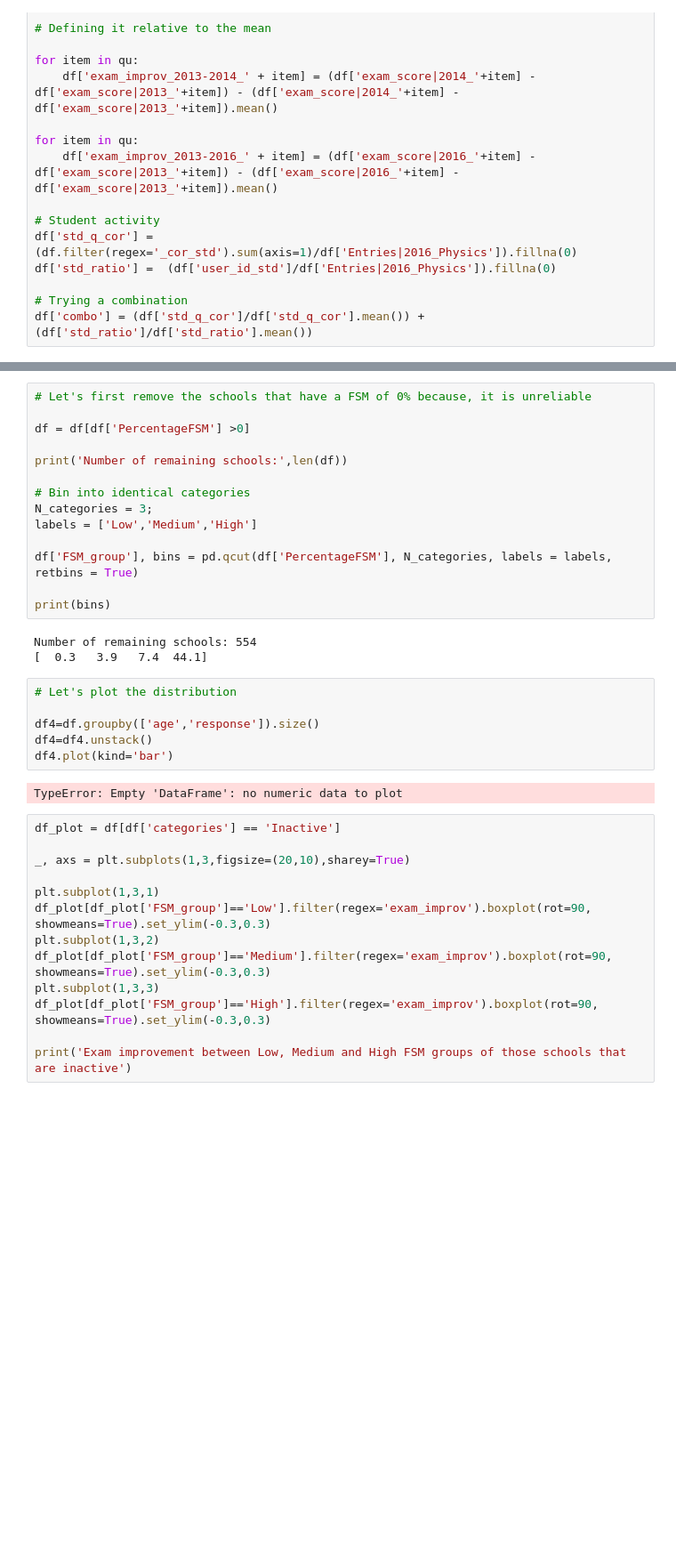
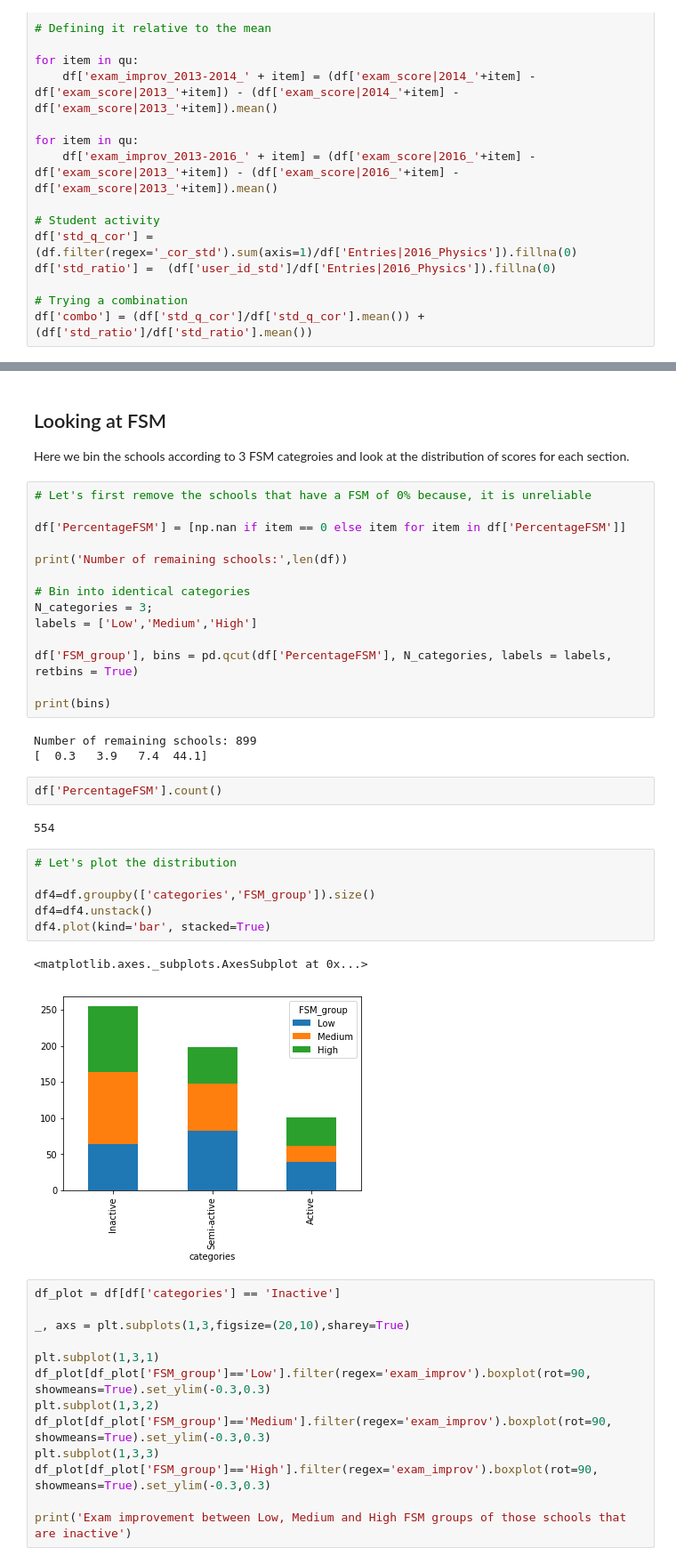
Before and after one commit to KeepFloyding/IP-research, a Jupyter notebook: Stats_Analysis/additional_analysis/Bin by FSM and IDACI.ipynb, the cells around one changed output, grey strips where cells are left out. Shown: that part at 89% size. Cells and saved outputs as stored; diff of their text form; blank space fills up the shorter version.

```diff
--- a/Stats_Analysis/additional_analysis/Bin by FSM and IDACI.ipynb
+++ b/Stats_Analysis/additional_analysis/Bin by FSM and IDACI.ipynb
@@ -87,7 +87,11 @@ plt.savefig('distribution.png', format='png', dpi=300)
+# %% [markdown]
+## Looking at FSM
+
+Here we bin the schools according to 3 FSM categroies and look at the distribution of scores for each section.
 # %%
 # Let's first remove the schools that have a FSM of 0% because, it is unreliable
 
-df = df[df['PercentageFSM'] >0]
+df['PercentageFSM'] = [np.nan if item == 0 else item for item in df['PercentageFSM']]
 
 print('Number of remaining schools:',len(df))
 
@@ -99,16 +103,21 @@ df['FSM_group'], bins = pd.qcut(df['PercentageFSM'], N_categories, labels = labe
 
 print(bins)
 # %% [output]
-Number of remaining schools: 554
+Number of remaining schools: 899
 [  0.3   3.9   7.4  44.1]
+# %%
+df['PercentageFSM'].count()
+# %% [output]
+554
 # %%
 # Let's plot the distribution
 
-df4=df.groupby(['age','response']).size()
+df4=df.groupby(['categories','FSM_group']).size()
 df4=df4.unstack()
-df4.plot(kind='bar')
+df4.plot(kind='bar', stacked=True)
 # %% [output]
-TypeError: Empty 'DataFrame': no numeric data to plot
+<matplotlib.axes._subplots.AxesSubplot at 0x...>
+[figure, added]
 # %%
 df_plot = df[df['categories'] == 'Inactive']
 
```
Also changed, not shown: parts of 9 cells of this notebook, 2 other files.
